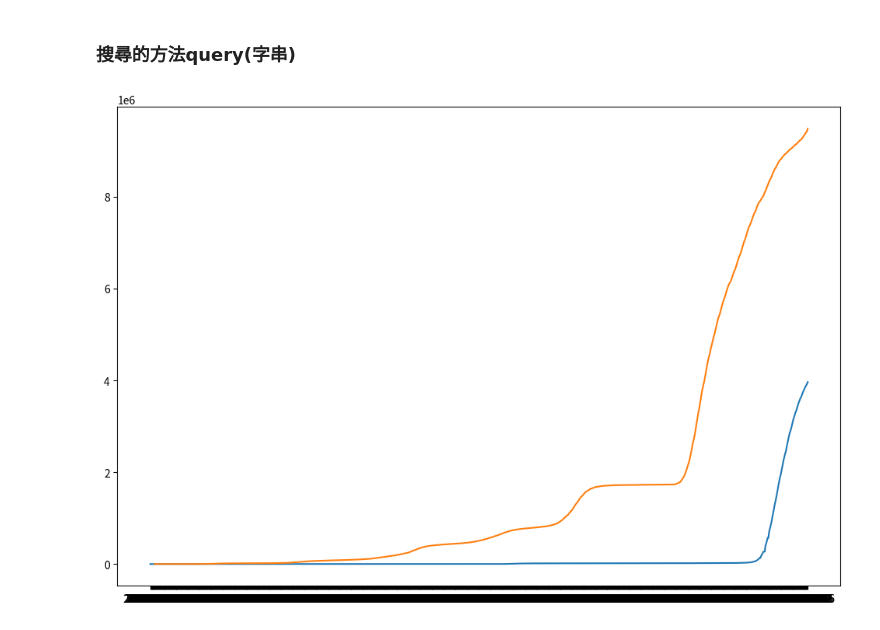
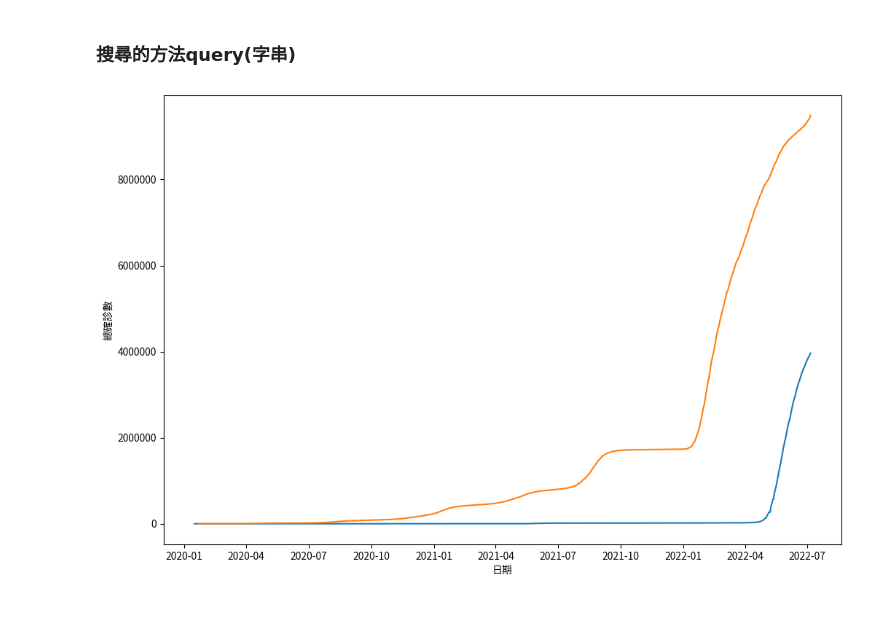
Before and after one commit to roberthsu2003/__2025_04_13_python_sunday__, a Jupyter notebook: lesson16/lesson16_7.ipynb, the cells around one changed output. Saved outputs shown, nothing was run; the diff lists cells and outputs as text; code cells hidden in the pictures.

```diff
--- a/lesson16/lesson16_7.ipynb
+++ b/lesson16/lesson16_7.ipynb
@@ -69,13 +71,16 @@ japan1_df = japan_df.query('日期>="2020-01-16" and 日期<="2022-07-06"')
 # %%
 import matplotlib.pyplot as plt
 import matplotlib as mpl
 from matplotlib.font_manager import fontManager
 
 fontManager.addfont("ChineseFont.ttf")
 mpl.rc('font',family='ChineseFont')
 plt.figure(figsize=(12,8))
-plt.plot(taiwan1_df['日期'],taiwan1_df['總確診數'])
-plt.plot(japan1_df['日期'],japan1_df['總確診數'])
+plt.plot(pd.to_datetime(taiwan1_df['日期']),taiwan1_df['總確診數'])
+plt.plot(pd.to_datetime(japan1_df['日期']),japan1_df['總確診數'])
+plt.gca().ticklabel_format(style='plain', axis='y')
+plt.xlabel('日期')
+plt.ylabel('總確診數')
 plt.show()
 # %% [output]
-[figure, old version]
+[figure, new version]
```
Also changed, not shown: parts of 2 cells of this notebook.
